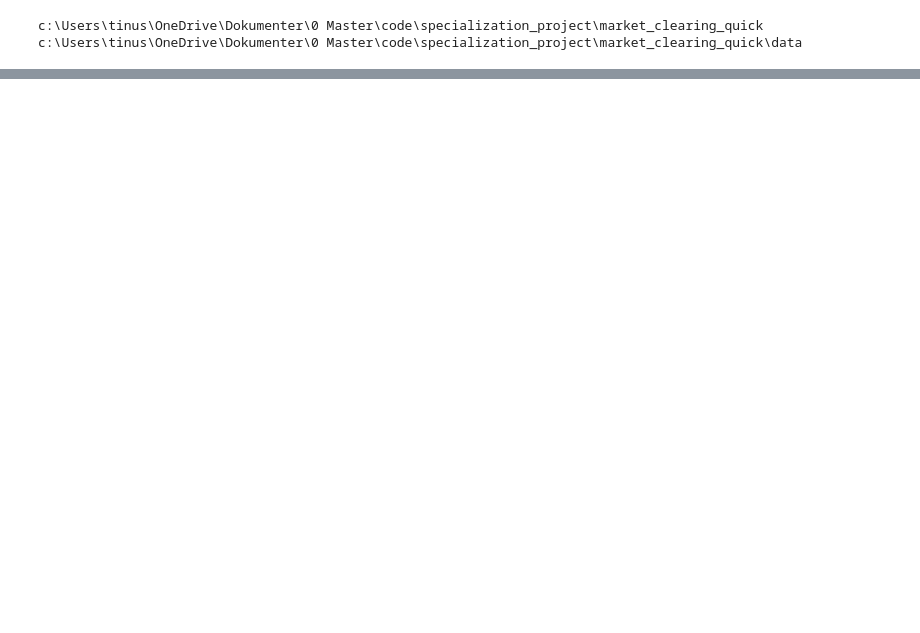
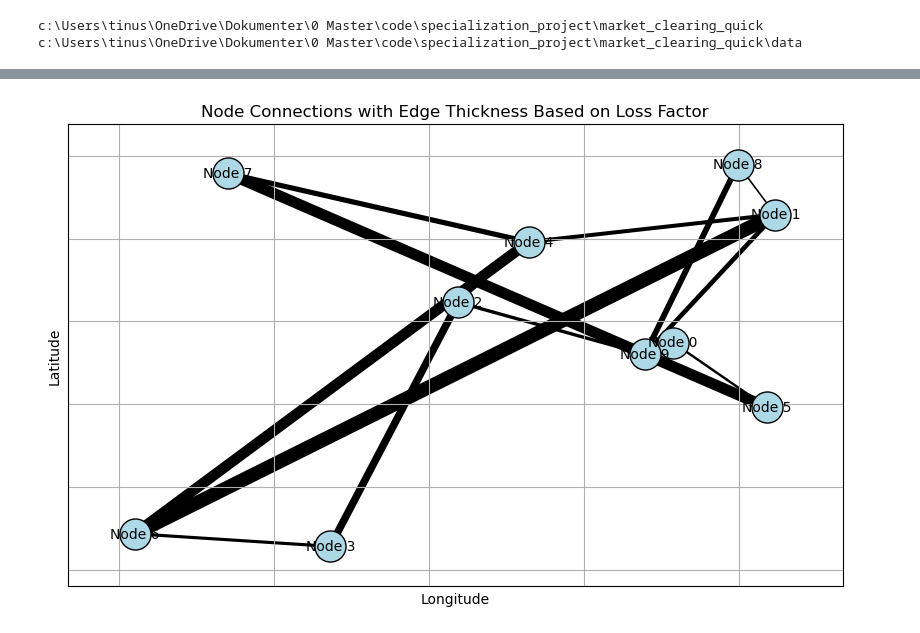
Before and after one commit to TinusAlsos/specialization_project, a Jupyter notebook: market_clearing_quick/generate_data.ipynb, the cells around one changed output, grey strips where cells are left out. Saved outputs shown, nothing was run; the diff lists cells and outputs as text; code cells hidden in the pictures; blank space fills up the shorter version.

```diff
--- a/market_clearing_quick/generate_data.ipynb
+++ b/market_clearing_quick/generate_data.ipynb
@@ -48,0 +214,41 @@ production_sources = ["Gas", "Oil", "Coal", "Solar", "Wind", "Battery"]
+# %%
+import matplotlib.pyplot as plt
+import networkx as nx
+
+# Assuming nodes and df_branches dataframes already exist
+# Normalize the loss factors for plotting (so line thickness is relative)
+df_branches['normalized_loss_factor'] = df_branches['loss_factor'] / df_branches['loss_factor'].max()
+
+# Create a new graph for plotting
+G_plot = nx.Graph()
+
+# Add nodes to the graph
+for idx, row in nodes.iterrows():
+    G_plot.add_node(row['id'], pos=(row['lon'], row['lat']))
+
+# Add edges to the graph with normalized loss factor for thickness
+for _, row in df_branches.iterrows():
+    G_plot.add_edge(row['node_from'], row['node_to'], weight=row['normalized_loss_factor'])
+
+# Get positions of nodes (for plotting)
+pos = {node_id: (data['pos'][0], data['pos'][1]) for node_id, data in G_plot.nodes(data=True)}
+
+# Plot the nodes
+plt.figure(figsize=(10, 6))
+nx.draw_networkx_nodes(G_plot, pos, node_size=500, node_color='lightblue', edgecolors='black')
+
+# Plot the edges with varying thickness based on the normalized loss factor
+edges = G_plot.edges(data=True)
+nx.draw_networkx_edges(G_plot, pos, edgelist=edges, width=[row['weight'] * 10 for u, v, row in edges])
+
+# Add labels to the nodes
+nx.draw_networkx_labels(G_plot, pos, labels={node_id: f'Node {node_id}' for node_id in G_plot.nodes()}, font_size=10)
+
+# Title and display the plot
+plt.title("Node Connections with Edge Thickness Based on Loss Factor")
+plt.xlabel("Longitude")
+plt.ylabel("Latitude")
+plt.grid(True)
+plt.show()
+# %% [output]
+[figure, added]
```
Also changed, not shown: parts of 6 cells of this notebook, 6 other files.
